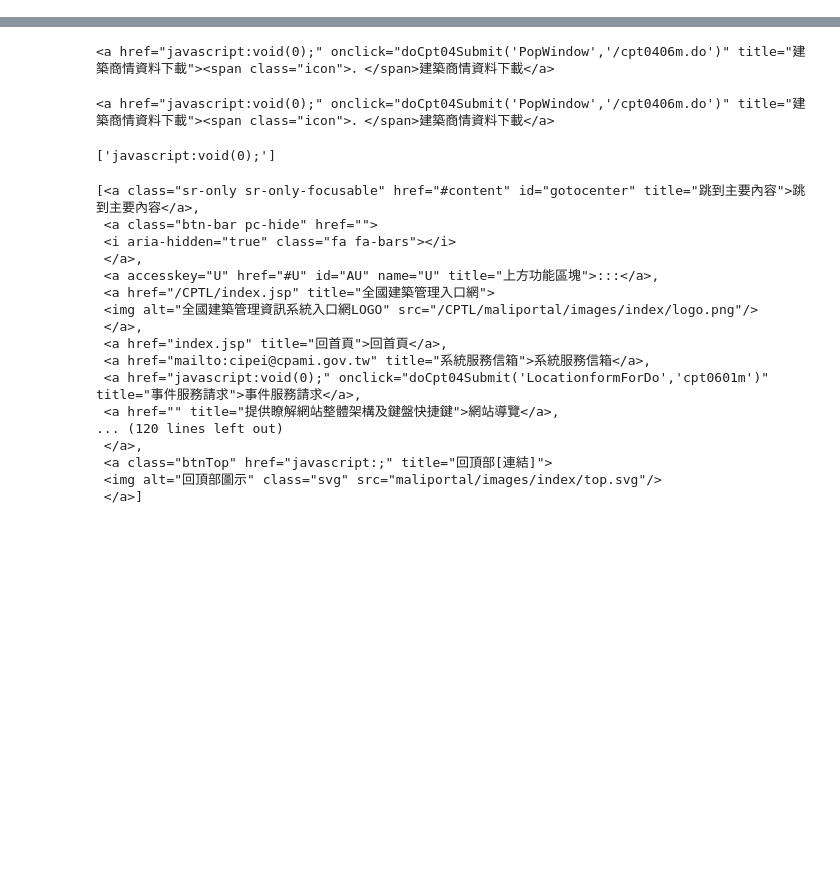
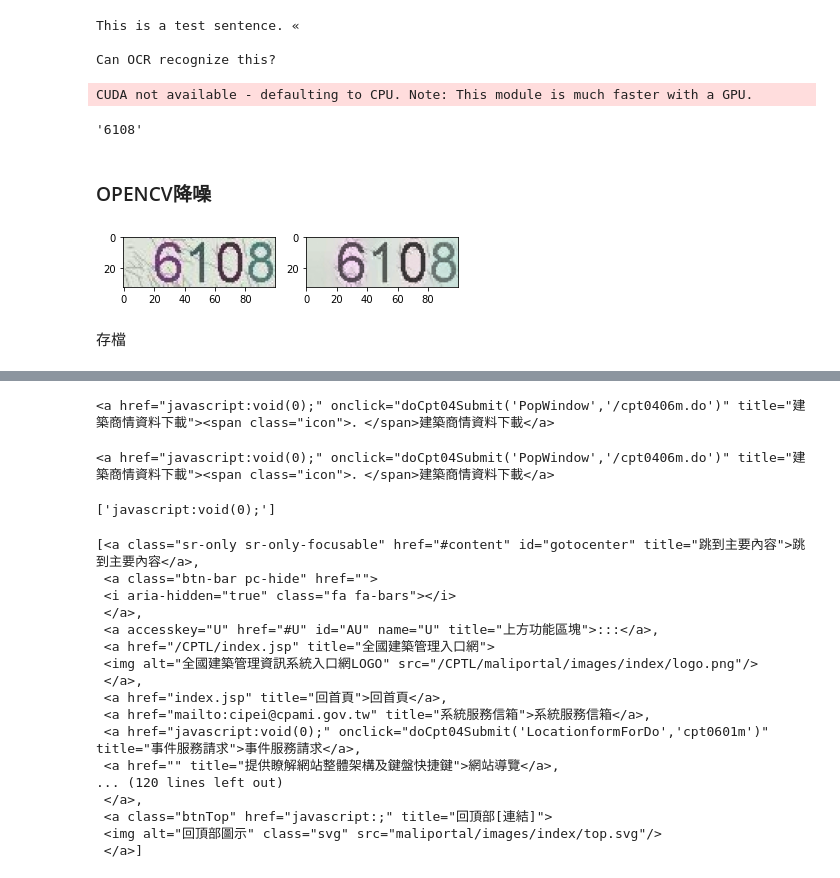
Before and after one commit to TsaiMucheng/da_project, a Jupyter notebook: TstSrcapy.ipynb, the cells around one changed output, grey strips where cells are left out. Cells and saved outputs as stored; diff of their text form; code cells hidden in the pictures; blank space fills up the shorter version.

```diff
--- a/TstSrcapy.ipynb
+++ b/TstSrcapy.ipynb
@@ -81,0 +1,3 @@ browser.close()
+# %%
+img_pth = "buling_linces.png"
+user_tesseract_cmd = r'E:\Program Files\Tesseract-OCR\tesseract.exe'
@@ -81,0 +15,23 @@ browser.close()
+# %%
+import pytesseract
+from PIL import Image
+
+def test():
+    pytesseract.pytesseract.tesseract_cmd = r'E:\Program Files\Tesseract-OCR\tesseract.exe'
+    img = Image.open(r"1.png")
+    #img = Image.open(r"buling_linces.png")
+    #img.show()
+    print(pytesseract.image_to_string(img, lang="eng"))
+    return img
+img = test()
+# %% [output]
+This is a test sentence. «
+
+Can OCR recognize this?
+# %%
+import os
+os.environ['KMP_DUPLICATE_LIB_OK']='True'
+import easyocr
+reader = easyocr.Reader(['ch_sim','en']) # this needs to run only once to load the model into memory
+# %% [output]
+CUDA not available - defaulting to CPU. Note: This module is much faster with a GPU.
@@ -81,0 +42,25 @@ browser.close()
+# %%
+result[0]
+# %% [output]
+'6108'
+# %% [markdown]
+### OPENCV降噪
+# %%
+import numpy as np
+import cv2
+from matplotlib import pyplot as plt
+from PIL import Image
+img = cv2.imread(img_pth)
+dst = cv2.fastNlMeansDenoisingColored(img, None, 10, 10, 7, 21)
+#dst = cv2.cvtColor(img, cv2.COLOR_BAYER_BG2BGRA)
+# dst = cv2.fastNlMeansDenoisingColored(img,None,10,10,7,21)
+# dst = cv2.cvtColor(dst, cv2.COLOR_BGR2GRAY)
+
+plt.subplot(121),plt.imshow(img)
+#img = Image.fromarray(dst)
+plt.subplot(122),plt.imshow(dst)
+plt.show()
+# %% [output]
+[figure, added]
+# %% [markdown]
+存檔
```
Also changed, not shown: parts of 55 cells of this notebook, 38 other files.
